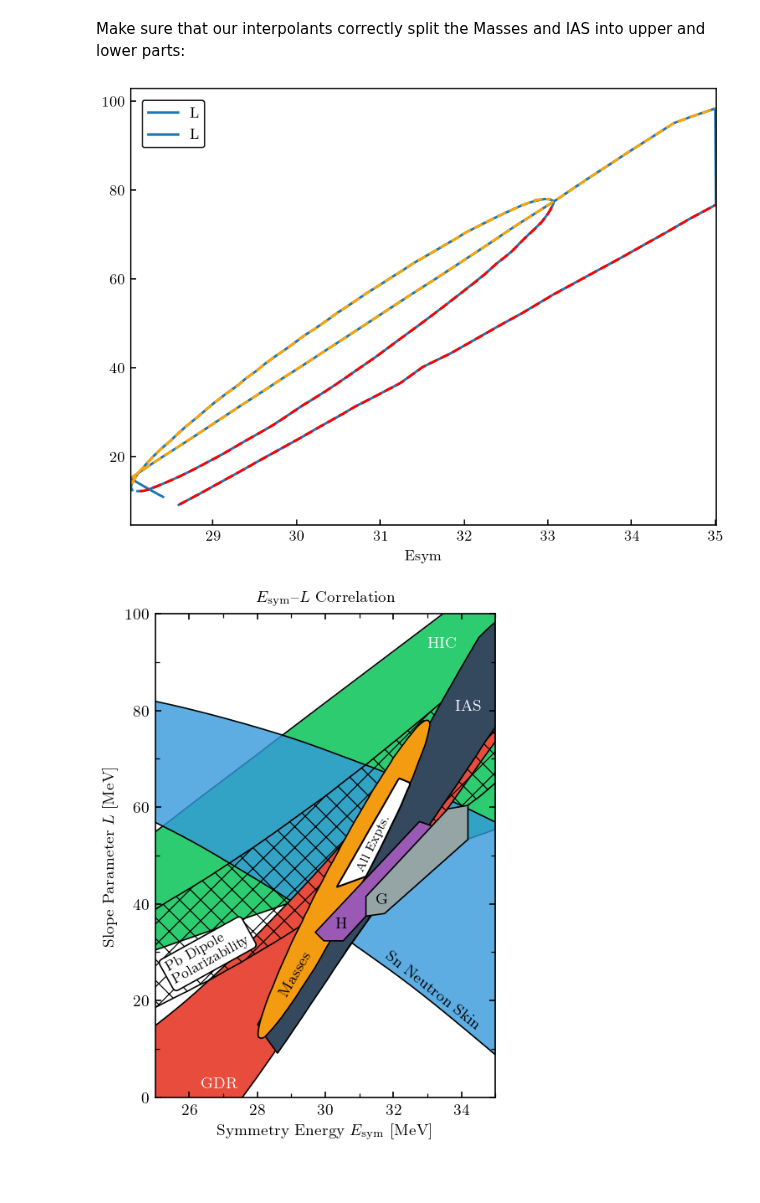
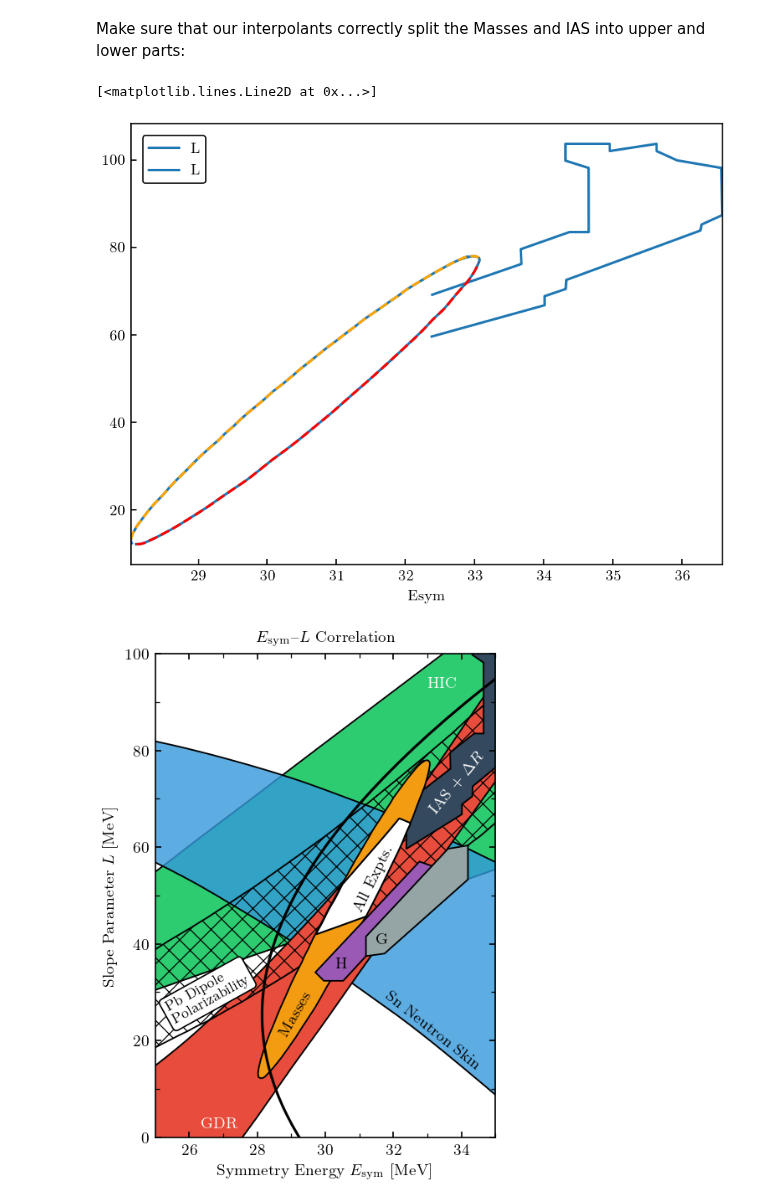
Before and after one commit to buqeye/nuclear-matter-convergence, a Jupyter notebook: analysis/Esym-L/correlation.ipynb, the cells around one changed output. Drawn from its saved outputs; the diff is of its cells as text; code cells hidden in the pictures; blank space fills up the shorter version.

Commit message:
Using new data and tews results

```diff
--- a/analysis/Esym-L/correlation.ipynb
+++ b/analysis/Esym-L/correlation.ipynb
@@ -34,7 +35,7 @@ orange = '#f39c12'
 # %%
 
 # sampling points
-Esym = np.linspace(25, 35, 301)  # Use many points for interpolating expt region
+Esym = np.linspace(25, 36, 401)  # Use many points for interpolating expt region
 
 avail_srcs = []
 
@@ -93,25 +94,25 @@ avail_srcs.append({
 })
 
 # IAS
-data_IAS = pd.read_csv("./data/IAS.csv",names=['Esym', 'L'])
-# The data appears to go around the masses ellipse, but it doesn't in Lattimer 2015
-# data_IAS2 = pd.concat((data_IAS[:36], data_IAS[-2:]), ignore_index=True)
+# data_IAS = pd.read_csv("./data/IAS.csv",names=['Esym', 'L'])
+data_IAS = pd.read_csv("./data/IAS_2017.csv",names=['Esym', 'L'])
+data_IAS = data_IAS[:-2]
 
-# # Find the lower and upper parts manually, only used for experimental agreement region
-# data_IAS_upper = data_IAS2[27:-1].sort_values(by='Esym')
-# data_IAS_lower = data_IAS2[:27].sort_values(by='Esym')
-data_IAS_upper = data_IAS[24:-2].sort_values(by='Esym')
-data_IAS_lower = data_IAS[:24].sort_values(by='Esym')
-spline_data_IAS_upper = interp1d(
-    data_IAS_upper["Esym"], data_IAS_upper["L"], bounds_error=False, fill_value=np.NaN)
-spline_data_IAS_lower = interp1d(
-    data_IAS_lower["Esym"], data_IAS_lower["L"], bounds_error=False, fill_value=np.NaN)
+# Find the lower and upper parts manually, only used for experimental agreement region
+# data_IAS_upper = data_IAS[24:-2].sort_values(by='Esym')
+# data_IAS_lower = data_IAS[:24].sort_values(by='Esym')
+# spline_data_IAS_upper = interp1d(
+#     data_IAS_upper["Esym"], data_IAS_upper["L"], bounds_error=False, fill_value=np.NaN)
+# spline_data_IAS_lower = interp1d(
+#     data_IAS_lower["Esym"], data_IAS_lower["L"], bounds_error=False, fill_value=np.NaN)
 
 avail_srcs.append({
-    "label" : "IAS", "facecolor" : darkblue, 'Esym': data_IAS['Esym'], 'L': data_IAS['L'],
-    'label_x': 0.88, 'label_y': 0.8, 'ha': 'right', 'va': 'top', 'label_color': 'w',
-    'use_spline': False, 'spline_upper': spline_data_IAS_upper,
-    'spline_lower': spline_data_IAS_lower
+    "label" : "IAS + $\Delta R$", "facecolor" : darkblue, 'Esym': data_IAS['Esym'], 'L': data_IAS['L'],
+    'label_x': 0.8, 'label_y': 0.67, 'ha': 'right', 'va': 'top', 'label_color': 'w',
+    'use_spline': False,
+    'rotation': 50
+#     'spline_upper': spline_data_IAS_upper,
+#     'spline_lower': spline_data_IAS_lower
 })
 
 
@@ -128,7 +129,7 @@ avail_srcs.append({
     "label" : "Masses", "facecolor" : orange, 'Esym': data_masses['Esym'], 'L': data_masses['L'],
     'label_x': 0.36, 'label_y': 0.208, 'ha': 'center', 'va': 'center', 'label_color': 'k',
     'rotation': 60, 'use_spline': False, 'spline_upper': spline_data_masses_upper,
-    'spline_lower': spline_data_masses_lower
+    'spline_lower': spline_data_masses_lower, 'alpha': 1
 })
 
 # Hebeler
@@ -151,16 +196,17 @@ Make sure that our interpolants correctly split the Masses and IAS into upper an
 # %%
 fig, ax = plt.subplots()
 data_masses.plot('Esym', 'L', ax=ax, c='C0')
 data_IAS.plot('Esym', 'L', ax=ax, c='C0')
 
 ax.plot(Esym, spline_data_masses_upper(Esym), ls='--', c='orange')
 ax.plot(Esym, spline_data_masses_lower(Esym), ls='--', c='red')
 
 
-ax.plot(Esym, spline_data_IAS_upper(Esym), ls='--', c='orange')
-ax.plot(Esym, spline_data_IAS_lower(Esym), ls='--', c='red');
+# ax.plot(Esym, spline_data_IAS_upper(Esym), ls='--', c='orange')
+# ax.plot(Esym, spline_data_IAS_lower(Esym), ls='--', c='red');
 # %% [output]
+[<matplotlib.lines.Line2D at 0x...>]
-[figure, old version]
+[figure, new version]
 # %%
 # def getInterp(kind, upperLower, Esym):
 #     functionName= "spline_{kind}_{upperLower}".format(kind=kind, upperLower=upperLower)
@@ -273,10 +322,15 @@ ax.fill_between(
     lw=1, facecolor='w', edgecolor='k',
 )
 ax.text(
-    0.64, 0.525, 'All Expts.', transform=ax.transAxes,
-    rotation=64, ha='center', va='center', fontsize=7,
+    0.64, 0.535, 'All Expts.', transform=ax.transAxes,
+    rotation=64, ha='center', va='center',
+#     fontsize=7,
 )
 
+ut = np.linspace(0.001,2,100)
+Esym_tews, L_tews = getUgConstraint( ut, **TewsEtAlSetting)
+ax.plot(Esym_tews, L_tews, c='k')
+
 fig.savefig("Lattimer_Esym_L.pdf")
 # %% [output]
-[figure, old version]
+[figure, new version]
```
Also changed, not shown: parts of 5 cells of this notebook, 1 other file.
